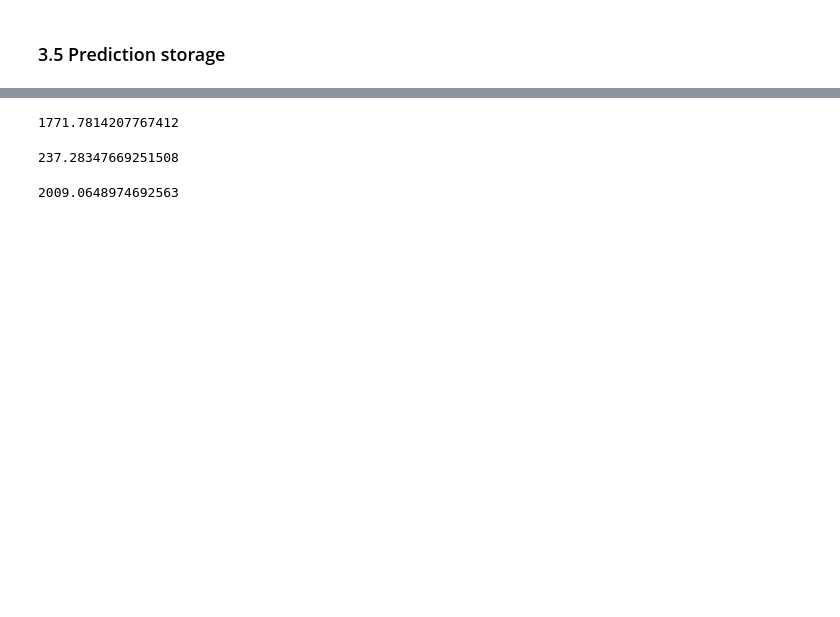
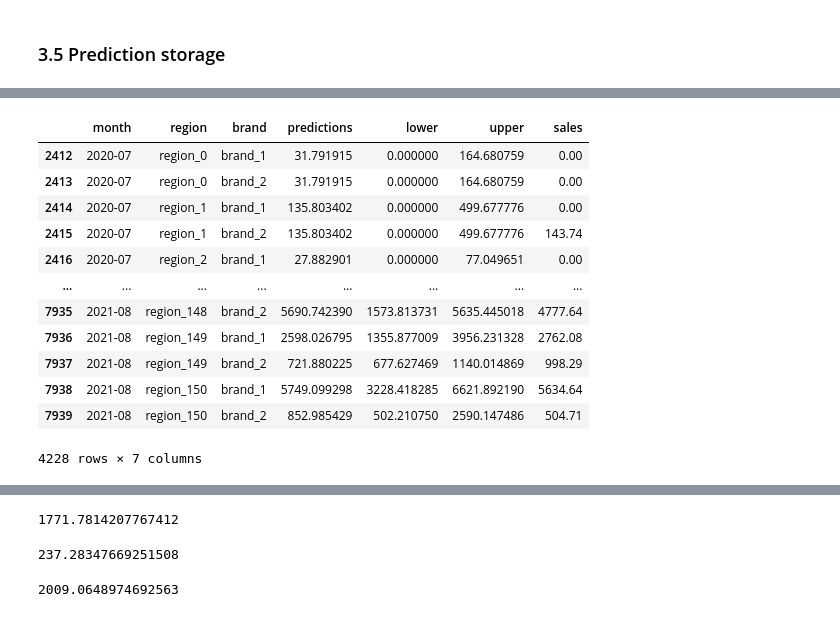
Before and after one commit to Bulbasaurzc/novartis-datathon-2021, a Jupyter notebook: notebooks/3_modelling.ipynb, the cells around one changed output, grey strips where cells are left out. Cells and saved outputs as stored; diff of their text form; code cells hidden in the pictures; blank space fills up the shorter version.

```diff
--- a/notebooks/3_modelling.ipynb
+++ b/notebooks/3_modelling.ipynb
@@ -158,6 +184,22 @@ width = abs(preds_train['upper'] - preds_train['lower'])
 below = (preds_train['lower'] - preds_train['sales'])*(preds_train['lower'] > preds_train['sales'])
 above = (preds_train['sales'] - preds_train['upper'])*(preds_train['upper'] < preds_train['sales'])
 outside = (2/0.2)*(below + above)
+# %%
+preds_train
+# %% [output]
+|  | month | region | brand | predictions | lower | upper | sales |
+| 2412 | 2020-07 | region_0 | brand_1 | 31.791915 | 0.000000 | 164.680759 | 0.00 |
+| 2413 | 2020-07 | region_0 | brand_2 | 31.791915 | 0.000000 | 164.680759 | 0.00 |
+| 2414 | 2020-07 | region_1 | brand_1 | 135.803402 | 0.000000 | 499.677776 | 0.00 |
+| 2415 | 2020-07 | region_1 | brand_2 | 135.803402 | 0.000000 | 499.677776 | 143.74 |
+| 2416 | 2020-07 | region_2 | brand_1 | 27.882901 | 0.000000 | 77.049651 | 0.00 |
+| ... | ... | ... | ... | ... | ... | ... | ... |
+| 7935 | 2021-08 | region_148 | brand_2 | 5690.742390 | 1573.813731 | 5635.445018 | 4777.64 |
+| 7936 | 2021-08 | region_149 | brand_1 | 2598.026795 | 1355.877009 | 3956.231328 | 2762.08 |
+| 7937 | 2021-08 | region_149 | brand_2 | 721.880225 | 677.627469 | 1140.014869 | 998.29 |
+| 7938 | 2021-08 | region_150 | brand_1 | 5749.099298 | 3228.418285 | 6621.892190 | 5634.64 |
+| 7939 | 2021-08 | region_150 | brand_2 | 852.985429 | 502.210750 | 2590.147486 | 504.71 |
+4228 rows × 7 columns
 # %%
 preds_train['outside'] = (preds_train.sales < preds_train.lower)  | (preds_train.sales > preds_train.upper)
 preds_train.outside.mean()
```
Also changed, not shown: parts of 6 cells of this notebook, 8 other files.
